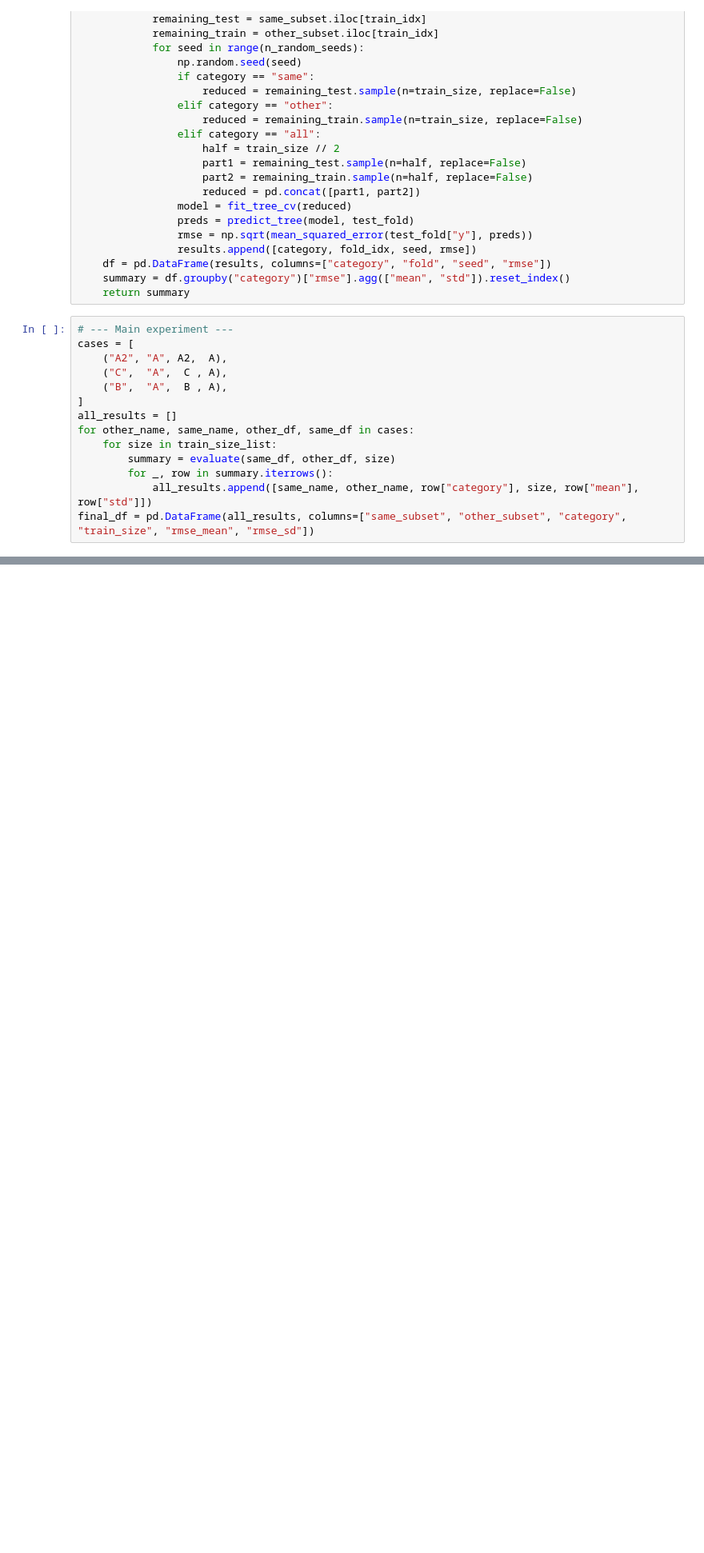
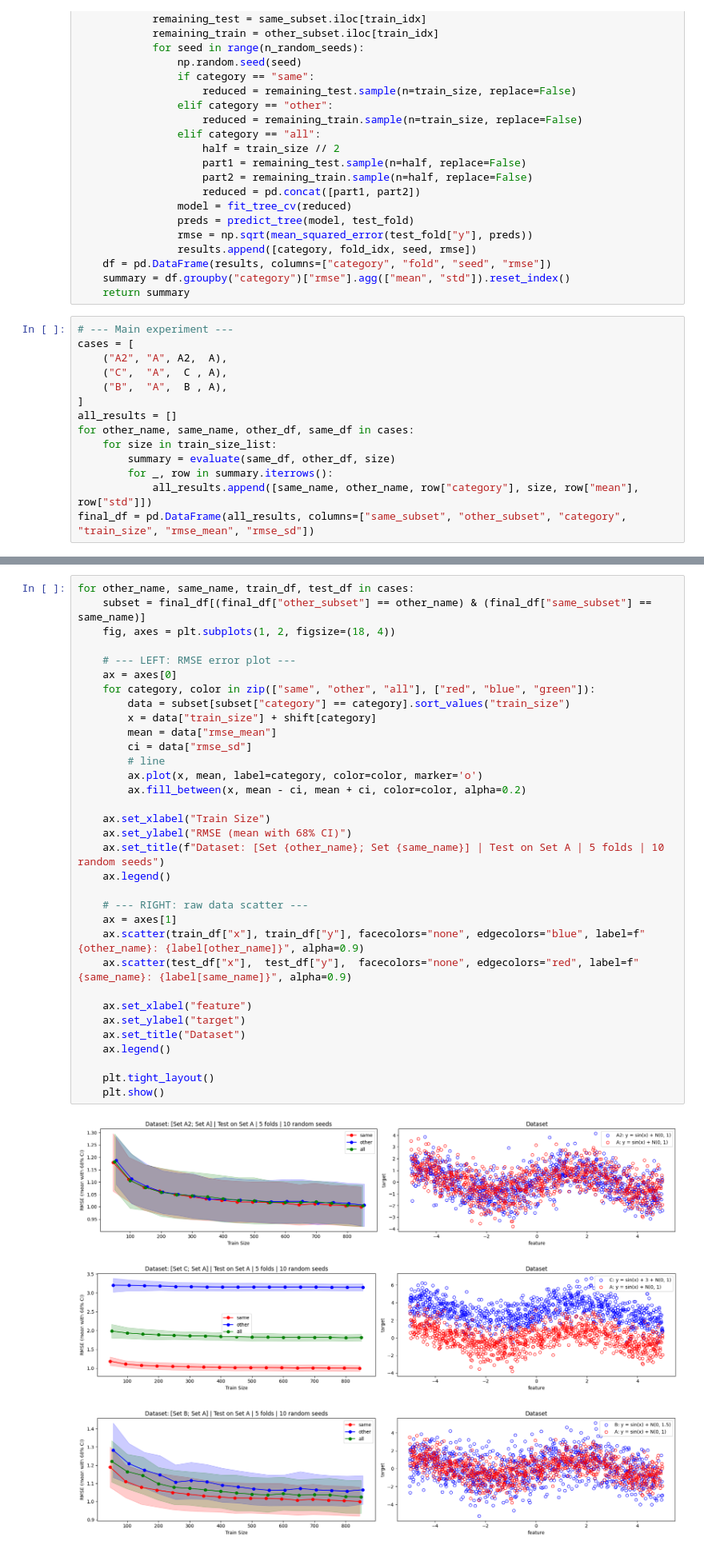
Before and after one commit to lamtung16/soak_regression, a Jupyter notebook: notebooks/generate_figures.ipynb, the cells around one changed output, grey strips where cells are left out. Shown at 80% size. Saved outputs shown, nothing was run; the diff lists cells and outputs as text; blank space fills up the shorter version.

```diff
--- a/notebooks/generate_figures.ipynb
+++ b/notebooks/generate_figures.ipynb
@@ -128,0 +129,37 @@ for other_name, same_name, train_df, test_df in cases:
+# %%
+for other_name, same_name, train_df, test_df in cases:
+    subset = final_df[(final_df["other_subset"] == other_name) & (final_df["same_subset"] == same_name)]
+    fig, axes = plt.subplots(1, 2, figsize=(18, 4))
+
+    # --- LEFT: RMSE error plot ---
+    ax = axes[0]
+    for category, color in zip(["same", "other", "all"], ["red", "blue", "green"]):
+        data = subset[subset["category"] == category].sort_values("train_size")
+        x = data["train_size"] + shift[category]
+        mean = data["rmse_mean"]
+        ci = data["rmse_sd"]
+        # line
+        ax.plot(x, mean, label=category, color=color, marker='o')
+        ax.fill_between(x, mean - ci, mean + ci, color=color, alpha=0.2)
+
+    ax.set_xlabel("Train Size")
+    ax.set_ylabel("RMSE (mean with 68% CI)")
+    ax.set_title(f"Dataset: [Set {other_name}; Set {same_name}] | Test on Set A | 5 folds | 10 random seeds")
+    ax.legend()
+
+    # --- RIGHT: raw data scatter ---
+    ax = axes[1]
+    ax.scatter(train_df["x"], train_df["y"], facecolors="none", edgecolors="blue", label=f"{other_name}: {label[other_name]}", alpha=0.9)
+    ax.scatter(test_df["x"],  test_df["y"],  facecolors="none", edgecolors="red", label=f"{same_name}: {label[same_name]}", alpha=0.9)
+
+    ax.set_xlabel("feature")
+    ax.set_ylabel("target")
+    ax.set_title("Dataset")
+    ax.legend()
+
+    plt.tight_layout()
+    plt.show()
+# %% [output]
+[figure, added]
+[figure, added]
+[figure, added]
```
Also changed, not shown: parts of 3 cells of this notebook.
